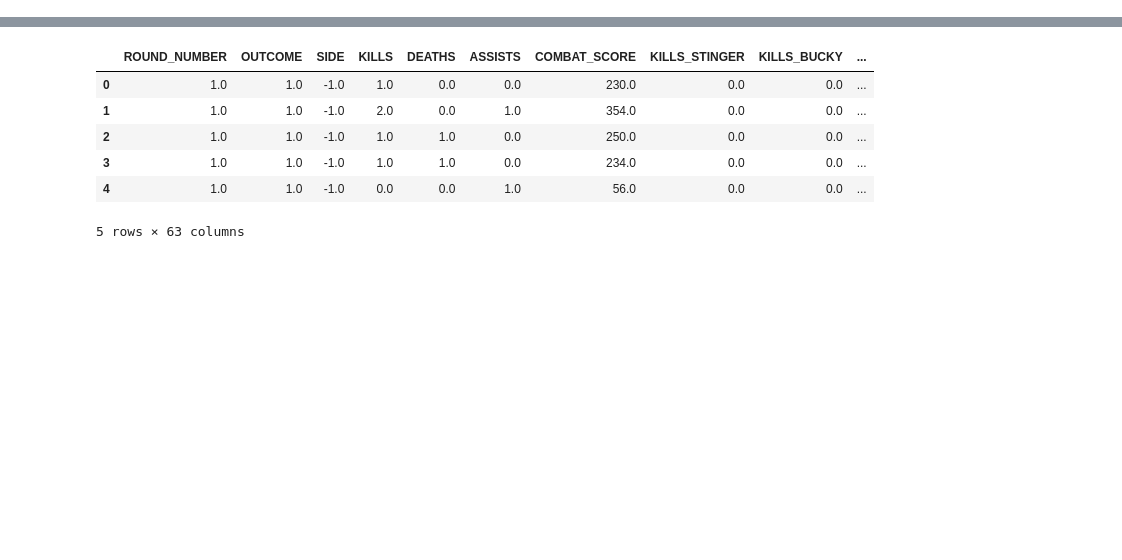
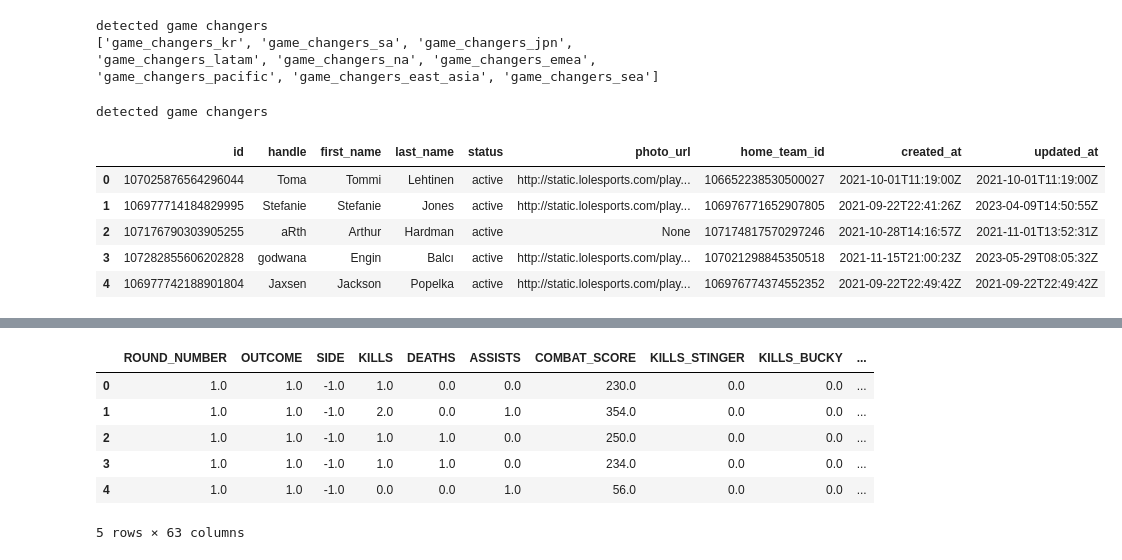
Before and after one commit to zhouzhouthezhou/vct_team_manager, a Jupyter notebook: scripts/notebooks/fatfatfatafatafatatataftaatfata.ipynb, the cells around one changed output, grey strips where cells are left out. Cells and saved outputs as stored; diff of their text form; code cells hidden in the pictures; blank space fills up the shorter version.

```diff
--- a/scripts/notebooks/fatfatfatafatafatatataftaatfata.ipynb
+++ b/scripts/notebooks/fatfatfatafatafatatataftaatfata.ipynb
@@ -15,11 +35,19 @@ YEAR = 2024
 agg_df = pd.read_pickle(f'/content/{LEAGUE}-{YEAR}-agg.pkl')
 df = pd.read_pickle(f'/content/{LEAGUE}-{YEAR}-df.pkl')
 
-with open(f'/content/{LEAGUE}-{YEAR}-bggm.pkl', 'rb') as f:
+with open(f'/content/vct-bggm.pkl', 'rb') as f:
     bgmm = pickle.load(f)
 
-with open(f'/content/{LEAGUE}-{YEAR}-pca.pkl', 'rb') as f:
+with open(f'/content/vct-pca.pkl', 'rb') as f:
     pca = pickle.load(f)
 
 with open(f'/content/players.json', 'r') as f:
     player_df = pd.DataFrame(json.load(f))
+
+with open(f'/content/leagues.json', 'r') as f:
+    leagues_df = pd.DataFrame(json.load(f))
+
+with open(f'/content/teams.json', 'r') as f:
+    teams_df = pd.DataFrame(json.load(f))
+
+leagues_df.head()
@@ -25,0 +61,62 @@ with open(f'/content/players.json', 'r') as f:
+# %%
+if LEAGUE == 'vct-international':
+    print('detected international')
+    leagues_df = leagues_df.loc[leagues_df['slug'].isin(international_regions)]
+elif LEAGUE == 'game-changers':
+    print('detected game changers')
+    leagues_df = leagues_df.loc[leagues_df['slug'].isin(changers_regions)]
+region_list = leagues_df.loc[:, 'name'].drop_duplicates().to_list()
+print(region_list)
+# %% [output]
+detected game changers
+['game_changers_kr', 'game_changers_sa', 'game_changers_jpn', 'game_changers_latam', 'game_changers_na', 'game_changers_emea', 'game_changers_pacific', 'game_changers_east_asia', 'game_changers_sea']
+# %%
+if LEAGUE == 'vct-challengers':
+    print('detected challengers')
+    rm = {
+        'challengers_sea_id': 'challengers_pacific',
+        'challengers_sea_vn': 'challengers_pacific',
+        'challengers_sea_sg_and_my': 'challengers_pacific',
+        'challengers_br': 'challengers_americas',
+        'challengers_latam': 'challengers_americas',
+        'challengers_na': 'challengers_americas',
+        'challengers_italy': 'challengers_emea',
+        'challengers_latam_n': 'challengers_americas',
+        'challengers_sea_ph': 'challengers_pacific',
+        'challengers_south_asia': 'challengers_pacific',
+        'challengers_portugal': 'challengers_emea',
+        'challengers_sea_hk_and_tw': 'challengers_pacific',
+        'challengers_jpn': 'challengers_pacific',
+        'challengers_latam_s': 'challengers_americas',
+        'challengers_sea_th': 'challengers_pacific',
+        'challengers_apac': 'challengers_pacific',
+        'challengers_kr': 'challengers_pacific'
+    }
+    region_list = ['challengers_pacific', 'challengers_americas', 'challengers_emea']
+elif LEAGUE == 'game-changers':
+    print('detected game changers')
+    rm = {
+        'game_changers_kr': 'game_changers_pacific',
+        'game_changers_sa': 'game_changers_pacific',
+        'game_changers_jpn': 'game_changers_pacific',
+        'game_changers_latam': 'game_changers_americas',
+        'game_changers_na': 'game_changers_americas',
+        'game_changers_emea': 'game_changers_emea',
+        'game_changers_pacific': 'game_changers_pacific',
+        'game_changers_east_asia': 'game_changers_pacific',
+        'game_changers_sea': 'game_changers_pacific'
+    }
+    region_list = ['game_changers_pacific', 'game_changers_americas', 'game_changers_emea']
+else:
+    rm = {r:r for r in region_list}
+# %% [output]
+detected game changers
+# %%
+player_df.head()
+# %% [output]
+|  | id | handle | first_name | last_name | status | photo_url | home_team_id | created_at | updated_at |
+| 0 | 107025876564296044 | Toma | Tommi | Lehtinen | active | http://static.lolesports.com/play... | 106652238530500027 | 2021-10-01T11:19:00Z | 2021-10-01T11:19:00Z |
+| 1 | 106977714184829995 | Stefanie | Stefanie | Jones | active | http://static.lolesports.com/play... | 106976771652907805 | 2021-09-22T22:41:26Z | 2023-04-09T14:50:55Z |
+| 2 | 107176790303905255 | aRth | Arthur | Hardman | active | None | 107174817570297246 | 2021-10-28T14:16:57Z | 2021-11-01T13:52:31Z |
+| 3 | 107282855606202828 | godwana | Engin | Balcı | active | http://static.lolesports.com/play... | 107021298845350518 | 2021-11-15T21:00:23Z | 2023-05-29T08:05:32Z |
+| 4 | 106977742188901804 | Jaxsen | Jackson | Popelka | active | http://static.lolesports.com/play... | 106976774374552352 | 2021-09-22T22:49:42Z | 2021-09-22T22:49:42Z |
```
Also changed, not shown: parts of 11 cells of this notebook, 31 other files.
